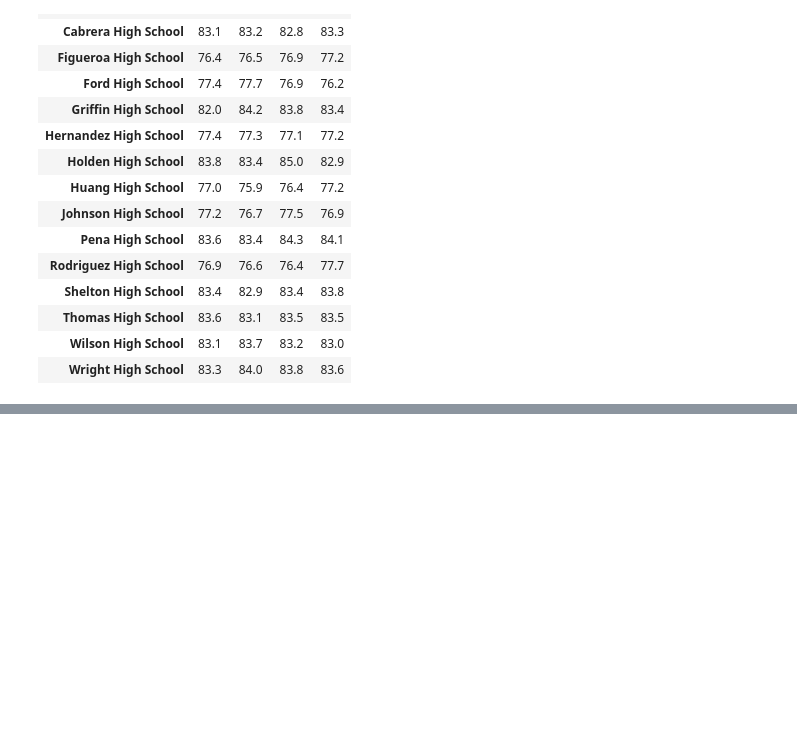
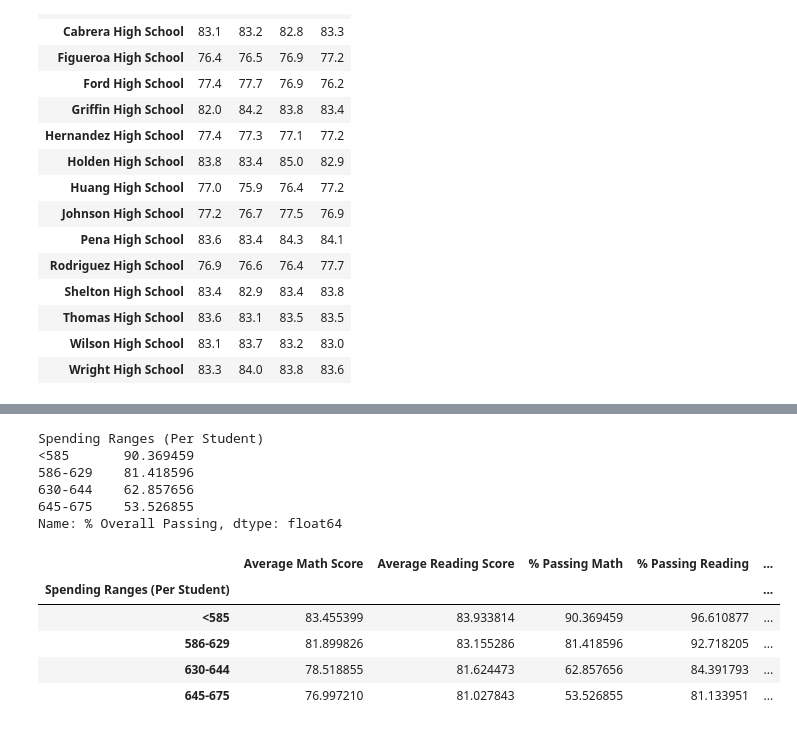
Before and after one commit to amuthusa/School_District_Analysis, a Jupyter notebook: PyCitySchools.ipynb, the cells around one changed output, grey strips where cells are left out. Saved outputs shown, nothing was run; the diff lists cells and outputs as text; code cells hidden in the pictures; blank space fills up the shorter version.

Commit message:
Added code to analyze if there is correlation between spending and scores

```diff
--- a/PyCitySchools.ipynb
+++ b/PyCitySchools.ipynb
@@ -776,0 +789,5 @@ reading_scores_by_grade
+# %%
+#create bins by cutting the per_student_budget based on spending ranges
+spending_bins = [0, 585, 630, 645, 675]
+group_names = ["<585", "586-629", "630-644", "645-675"]
+pd.cut(per_student_budget, spending_bins, labels=group_names)
@@ -776,0 +812,4 @@ reading_scores_by_grade
+# %%
+#Categorize spending based on the bins
+per_school_summary_df["Spending Ranges (Per Student)"] = pd.cut(per_student_budget, spending_bins, labels=group_names)
+per_school_summary_df
@@ -776,0 +833,32 @@ reading_scores_by_grade
+# %%
+#calculate the average of math_score, reading_score, %Passing Math, %Passing Reading, %Overall Passing based on speding bins
+spending_average_math_scores = per_school_summary_df.groupby(["Spending Ranges (Per Student)"]).mean()["Average Math Score"]
+spending_average_reading_scores = per_school_summary_df.groupby(["Spending Ranges (Per Student)"]).mean()["Average Reading Score"]
+spending_passing_math = per_school_summary_df.groupby(["Spending Ranges (Per Student)"]).mean()["% Passing Math"]
+spending_passing_reading = per_school_summary_df.groupby(["Spending Ranges (Per Student)"]).mean()["% Passing Reading"]
+spending_passing_overall = spending_passing_math = per_school_summary_df.groupby(["Spending Ranges (Per Student)"]).mean()["% Overall Passing"]
+spending_passing_overall
+# %% [output]
+Spending Ranges (Per Student)
+<585       90.369459
+586-629    81.418596
+630-644    62.857656
+645-675    53.526855
+Name: % Overall Passing, dtype: float64
+# %%
+spending_summary_df = pd.DataFrame({
+    "Average Math Score": spending_average_math_scores,
+    "Average Reading Score": spending_average_reading_scores,
+    "% Passing Math": spending_passing_math,
+    "% Passing Reading": spending_passing_reading,
+    "% Overall Passing": spending_passing_overall
+})
+
+spending_summary_df
+# %% [output]
+|  | Average Math Score | Average Reading Score | % Passing Math | % Passing Reading | ... |
+| Spending Ranges (Per Student) |  |  |  |  | ... |
+| <585 | 83.455399 | 83.933814 | 90.369459 | 96.610877 | ... |
+| 586-629 | 81.899826 | 83.155286 | 81.418596 | 92.718205 | ... |
+| 630-644 | 78.518855 | 81.624473 | 62.857656 | 84.391793 | ... |
+| 645-675 | 76.997210 | 81.027843 | 53.526855 | 81.133951 | ... |
```
Also changed, not shown: parts of 4 cells of this notebook.
